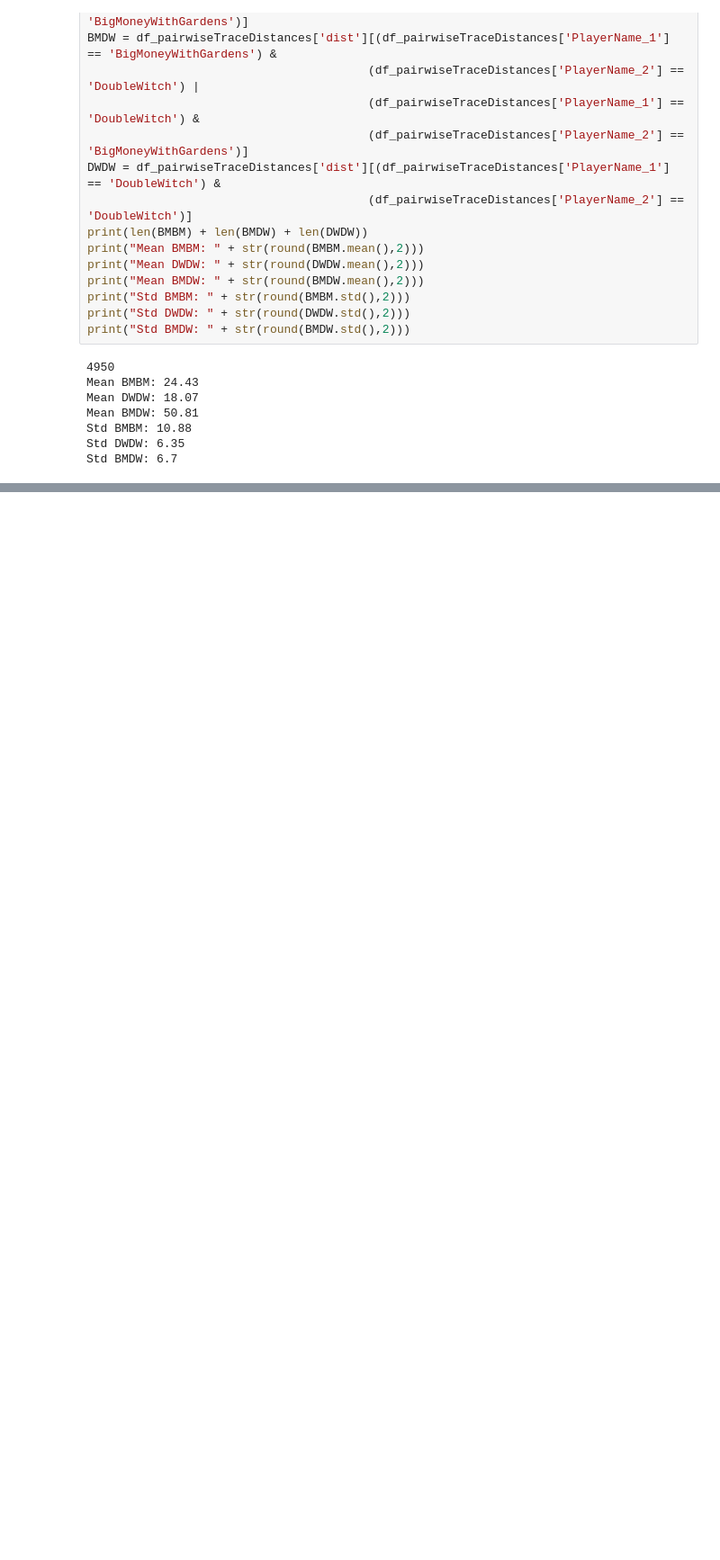
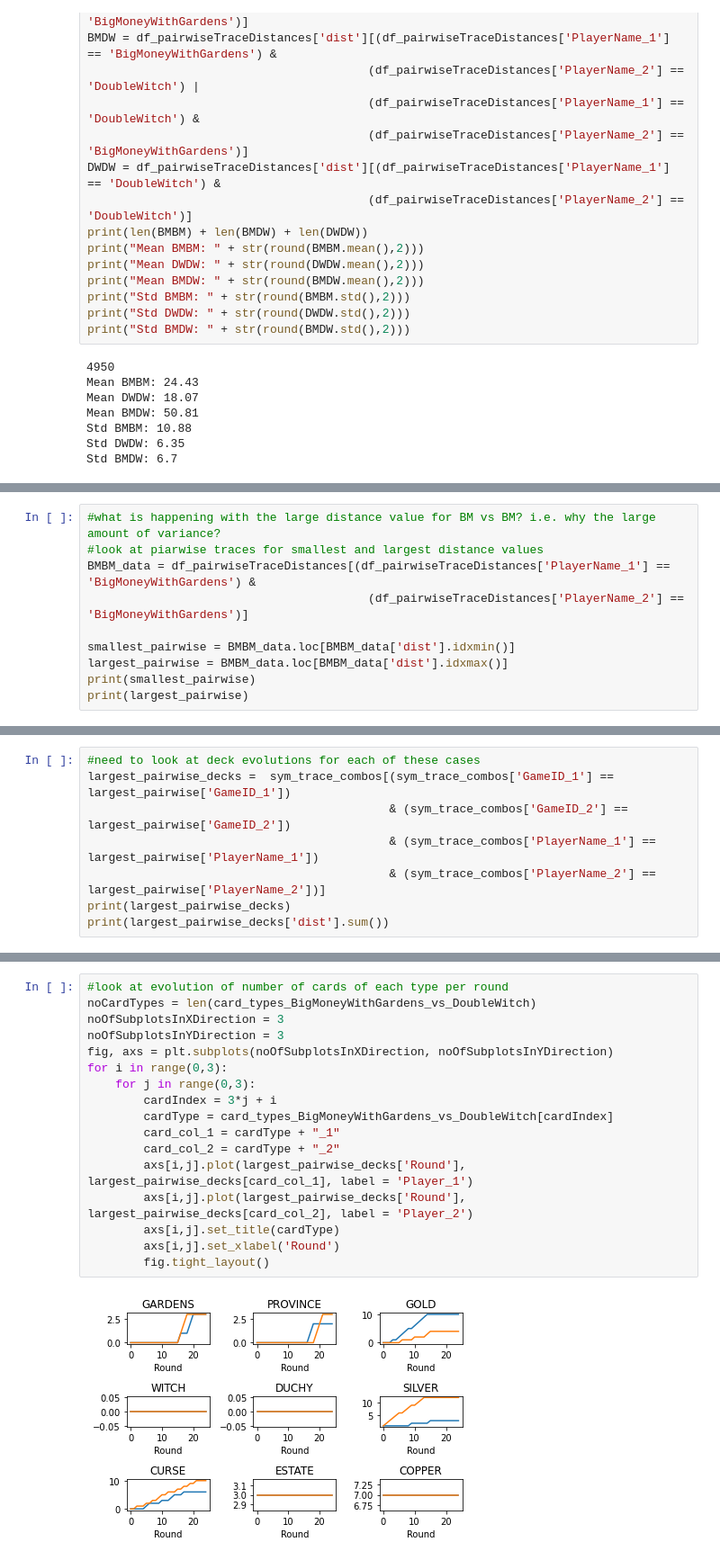
Before and after one commit to owenant/DominionPlayTraceClustering, a Jupyter notebook: PlayTraceAnalysisFromTAG.ipynb, the cells around one changed output, grey strips where cells are left out. Shown at 90% size. Drawn from its saved outputs; the diff is of its cells as text; blank space fills up the shorter version.

```diff
--- a/PlayTraceAnalysisFromTAG.ipynb
+++ b/PlayTraceAnalysisFromTAG.ipynb
@@ -361,0 +388,10 @@ plt.legend(loc = (1.1,0.77))
+# %%
+#what is happening with the large distance value for BM vs BM? i.e. why the large amount of variance?
+#look at piarwise traces for smallest and largest distance values
+BMBM_data = df_pairwiseTraceDistances[(df_pairwiseTraceDistances['PlayerName_1'] == 'BigMoneyWithGardens') &
+                                        (df_pairwiseTraceDistances['PlayerName_2'] == 'BigMoneyWithGardens')]
+
+smallest_pairwise = BMBM_data.loc[BMBM_data['dist'].idxmin()]
+largest_pairwise = BMBM_data.loc[BMBM_data['dist'].idxmax()]
+print(smallest_pairwise)
+print(largest_pairwise)
@@ -361,0 +411,8 @@ plt.legend(loc = (1.1,0.77))
+# %%
+#need to look at deck evolutions for each of these cases
+largest_pairwise_decks =  sym_trace_combos[(sym_trace_combos['GameID_1'] == largest_pairwise['GameID_1'])
+                                           & (sym_trace_combos['GameID_2'] == largest_pairwise['GameID_2'])
+                                           & (sym_trace_combos['PlayerName_1'] == largest_pairwise['PlayerName_1'])
+                                           & (sym_trace_combos['PlayerName_2'] == largest_pairwise['PlayerName_2'])]
+print(largest_pairwise_decks)
+print(largest_pairwise_decks['dist'].sum())
@@ -361,0 +437,19 @@ plt.legend(loc = (1.1,0.77))
+# %%
+#look at evolution of number of cards of each type per round
+noCardTypes = len(card_types_BigMoneyWithGardens_vs_DoubleWitch)
+noOfSubplotsInXDirection = 3
+noOfSubplotsInYDirection = 3
+fig, axs = plt.subplots(noOfSubplotsInXDirection, noOfSubplotsInYDirection)
+for i in range(0,3):
+    for j in range(0,3):
+        cardIndex = 3*j + i
+        cardType = card_types_BigMoneyWithGardens_vs_DoubleWitch[cardIndex]
+        card_col_1 = cardType + "_1"
+        card_col_2 = cardType + "_2"
+        axs[i,j].plot(largest_pairwise_decks['Round'], largest_pairwise_decks[card_col_1], label = 'Player_1')
+        axs[i,j].plot(largest_pairwise_decks['Round'], largest_pairwise_decks[card_col_2], label = 'Player_2')
+        axs[i,j].set_title(cardType)
+        axs[i,j].set_xlabel('Round')
+        fig.tight_layout()
+# %% [output]
+[figure, added]
```
Also changed, not shown: parts of 15 cells of this notebook.
